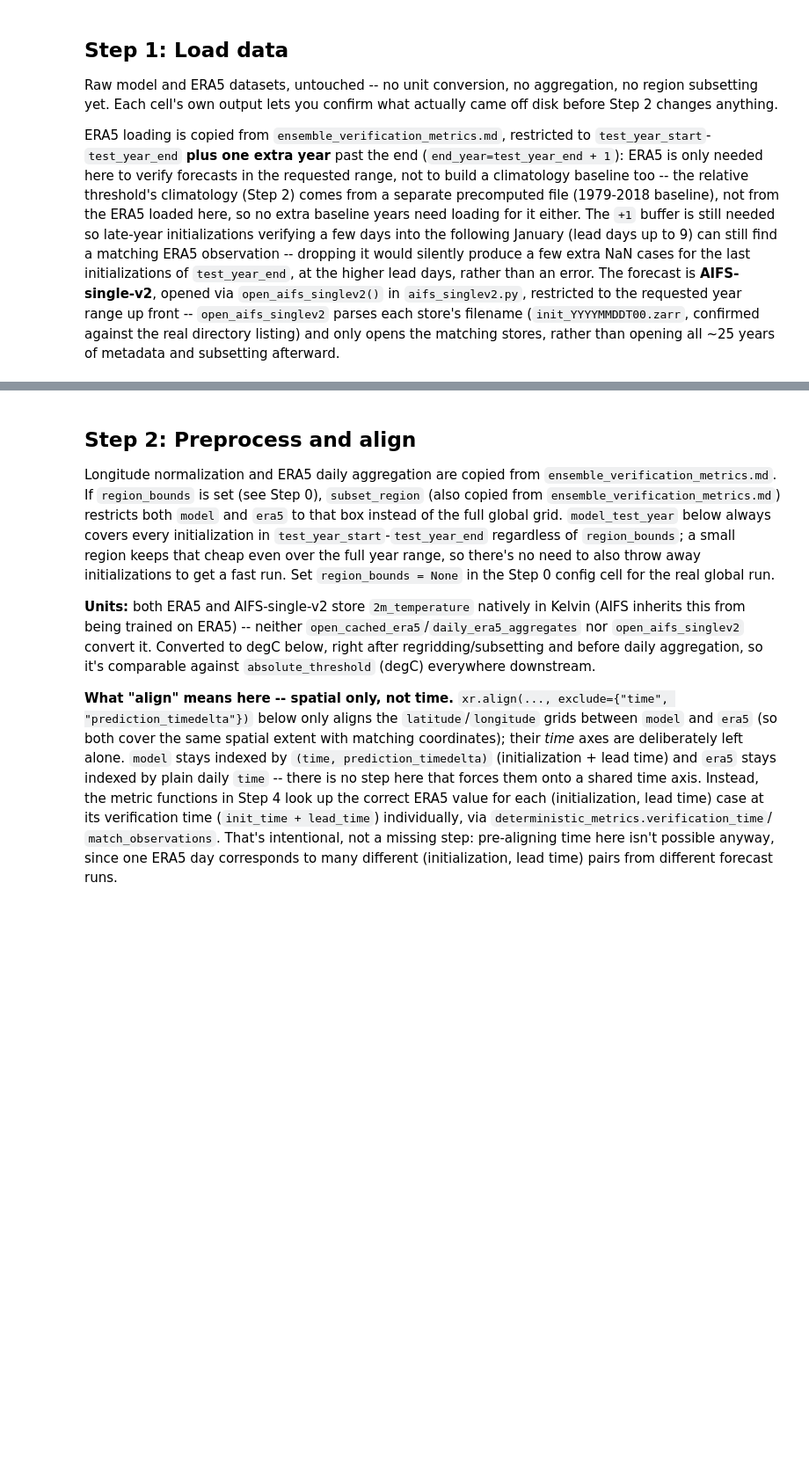
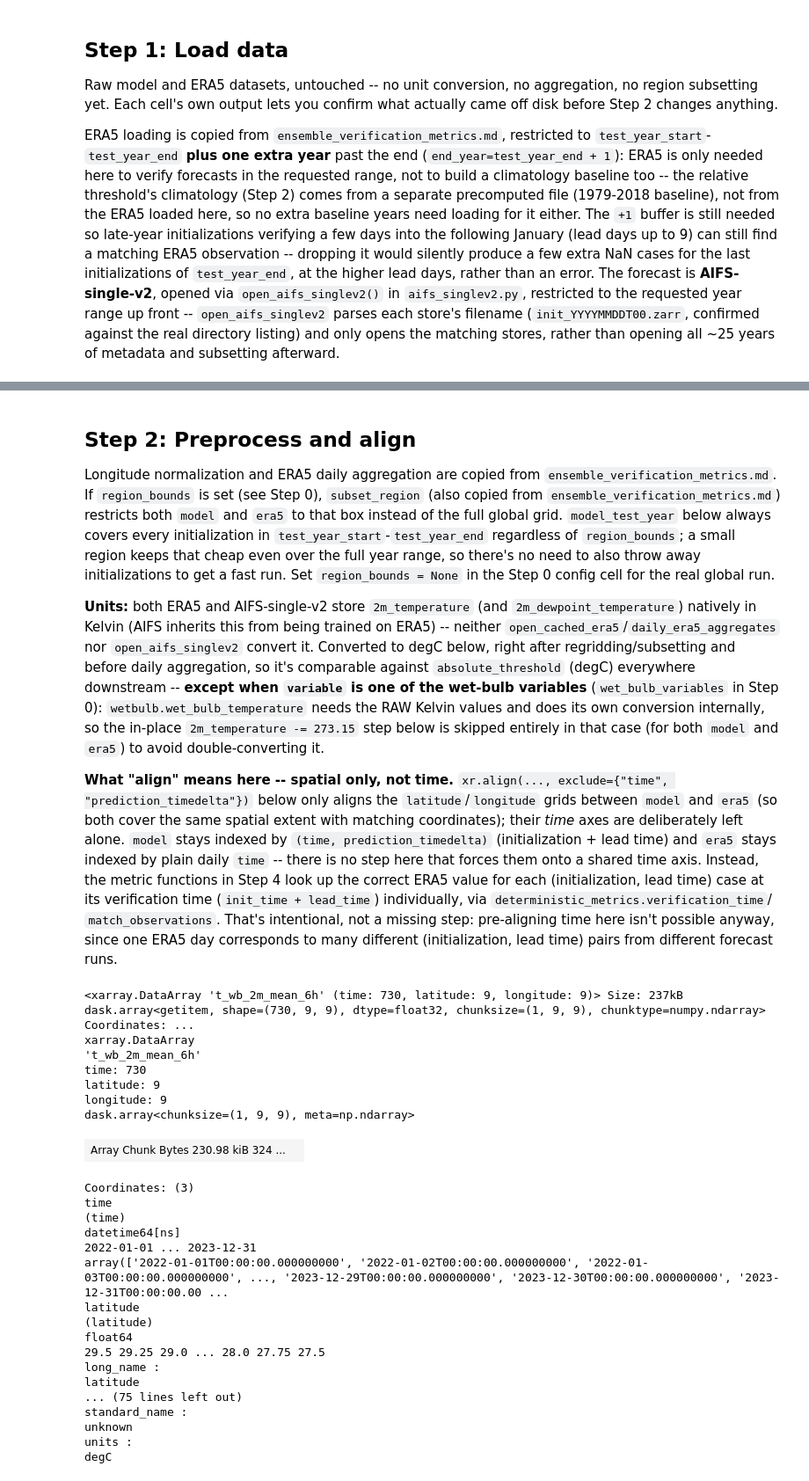
Before and after one commit to kjhall01/heat-extremes, a Jupyter notebook: deterministic/deterministic_verification_metrics.ipynb, the cells around one changed output, grey strips where cells are left out. Shown at 88% size. Drawn from its saved outputs; the diff is of its cells as text; code cells hidden in the pictures; blank space fills up the shorter version.

```diff
--- a/deterministic/deterministic_verification_metrics.ipynb
+++ b/deterministic/deterministic_verification_metrics.ipynb
@@ -309,12 +487,17 @@ region keeps that cheap even over the full year range, so there's no need
 to also throw away initializations to get a fast run. Set
 `region_bounds = None` in the Step 0 config cell for the real global run.
 
-**Units:** both ERA5 and AIFS-single-v2 store `2m_temperature` natively in
-Kelvin (AIFS inherits this from being trained on ERA5) -- neither
-`open_cached_era5`/`daily_era5_aggregates` nor `open_aifs_singlev2` convert
-it. Converted to degC below, right after regridding/subsetting and before
-daily aggregation, so it's comparable against `absolute_threshold` (degC)
-everywhere downstream.
+**Units:** both ERA5 and AIFS-single-v2 store `2m_temperature` (and
+`2m_dewpoint_temperature`) natively in Kelvin (AIFS inherits this from being
+trained on ERA5) -- neither `open_cached_era5`/`daily_era5_aggregates` nor
+`open_aifs_singlev2` convert it. Converted to degC below, right after
+regridding/subsetting and before daily aggregation, so it's comparable
+against `absolute_threshold` (degC) everywhere downstream -- **except when
+`variable` is one of the wet-bulb variables** (`wet_bulb_variables` in Step
+0): `wetbulb.wet_bulb_temperature` needs the RAW Kelvin values and does its
+own conversion internally, so the in-place `2m_temperature -= 273.15` step
+below is skipped entirely in that case (for both `model` and `era5`) to
+avoid double-converting it.
 
 **What "align" means here -- spatial only, not time.** `xr.align(...,
 exclude={"time", "prediction_timedelta"})` below only aligns the
@@ -357,39 +540,78 @@ model = normalize_longitude(model)
 era5 = normalize_longitude(era5)
 
 if region_bounds is not None:
     model = subset_region(model, region_bounds)
     era5 = subset_region(era5, region_bounds)
 
 # Both ERA5 and AIFS-single-v2 store 2m_temperature natively in Kelvin (AIFS is
 # trained on ERA5, so it inherits ERA5's units) -- convert to degC here, before
 # daily aggregation, so absolute_threshold (in degC) is comparable downstream.
 # Subtracting a constant commutes with both mean() and max(), so converting
 # before vs. after daily_era5_aggregates()/daily_aifs_aggregates_calendar_aligned()
 # is equivalent.
+#
+# Wet-bulb variables are the exception: wetbulb.wet_bulb_temperature needs
+# RAW Kelvin 2m_temperature/2m_dewpoint_temperature and does its own
+# conversion internally (see daily_era5_wet_bulb_aggregates/
+# daily_aifs_wet_bulb_calendar_aligned's docstrings) -- converting
+# 2m_temperature in place first would double-convert it. So for those
+# variables, skip the in-place conversion for *both* model and era5 (model's
+# conversion is skipped too, even though model's own aggregation happens
+# later in compute_model_var below, since model_batch there needs to still
+# be raw Kelvin when daily_aifs_wet_bulb_calendar_aligned runs on it), and
+# call daily_era5_wet_bulb_aggregates instead of daily_era5_aggregates.
 KELVIN_TO_CELSIUS_OFFSET = 273.15
-model["2m_temperature"] = model["2m_temperature"] - KELVIN_TO_CELSIUS_OFFSET
-model["2m_temperature"].attrs["units"] = "degC"
-era5["2m_temperature"] = era5["2m_temperature"] - KELVIN_TO_CELSIUS_OFFSET
-era5["2m_temperature"].attrs["units"] = "degC"
-
-era5 = daily_era5_aggregates(era5)
+if variable in wet_bulb_variables:
+    era5 = daily_era5_wet_bulb_aggregates(era5)
+else:
+    model["2m_temperature"] = model["2m_temperature"] - KELVIN_TO_CELSIUS_OFFSET
+    model["2m_temperature"].attrs["units"] = "degC"
+    era5["2m_temperature"] = era5["2m_temperature"] - KELVIN_TO_CELSIUS_OFFSET
+    era5["2m_temperature"].attrs["units"] = "degC"
+    era5 = daily_era5_aggregates(era5)
 
 # Spatial alignment only -- see markdown above for why time is deliberately
 # left unaligned (matched later, per-case, at verification time in Step 4).
 # (No "number"/ensemble-member dimension here -- AIFS-single-v2 is deterministic.)
 excluded_dimensions = {"time", "prediction_timedelta"}
 model, era5 = xr.align(
     model, era5, join="inner", exclude=excluded_dimensions, copy=False
 )
 
 era5_var = era5[variable]
 
 # model was already restricted to [test_year_start, test_year_end] at load time
 # (open_aifs_singlev2's start_year/end_year), so this is just a defensive no-op,
 # not a real filter. Demo mode restricts region only (above), not initialization
 # count -- model_test_year covers every initialization in range either way.
 model_test_year = model.sel(time=slice(f"{test_year_start}-01-01", f"{test_year_end}-12-31"))
 era5_var
+# %% [output]
+<xarray.DataArray 't_wb_2m_mean_6h' (time: 730, latitude: 9, longitude: 9)> Size: 237kB dask.array<getitem, shape=(730, 9, 9), dtype=float32, chunksize=(1, 9, 9), chunktype=numpy.ndarray> Coordinates: ...
+xarray.DataArray
+'t_wb_2m_mean_6h'
+time: 730
+latitude: 9
+longitude: 9
+dask.array<chunksize=(1, 9, 9), meta=np.ndarray>
+| Array Chunk Bytes 230.98 kiB 324 ... |  |
+Coordinates: (3)
+time
+(time)
+datetime64[ns]
+2022-01-01 ... 2023-12-31
+array(['2022-01-01T00:00:00.000000000', '2022-01-02T00:00:00.000000000', '2022-01-03T00:00:00.000000000', ..., '2023-12-29T00:00:00.000000000', '2023-12-30T00:00:00.000000000', '2023-12-31T00:00:00.00 ...
+latitude
+(latitude)
+float64
+29.5 29.25 29.0 ... 28.0 27.75 27.5
+long_name :
+latitude
+... (75 lines left out)
+standard_name :
+unknown
+units :
+degC
 # %% [markdown]
 ### Relative (climatology-percentile) threshold
 
```
Also changed, not shown: parts of 9 cells of this notebook, 9 other files.
